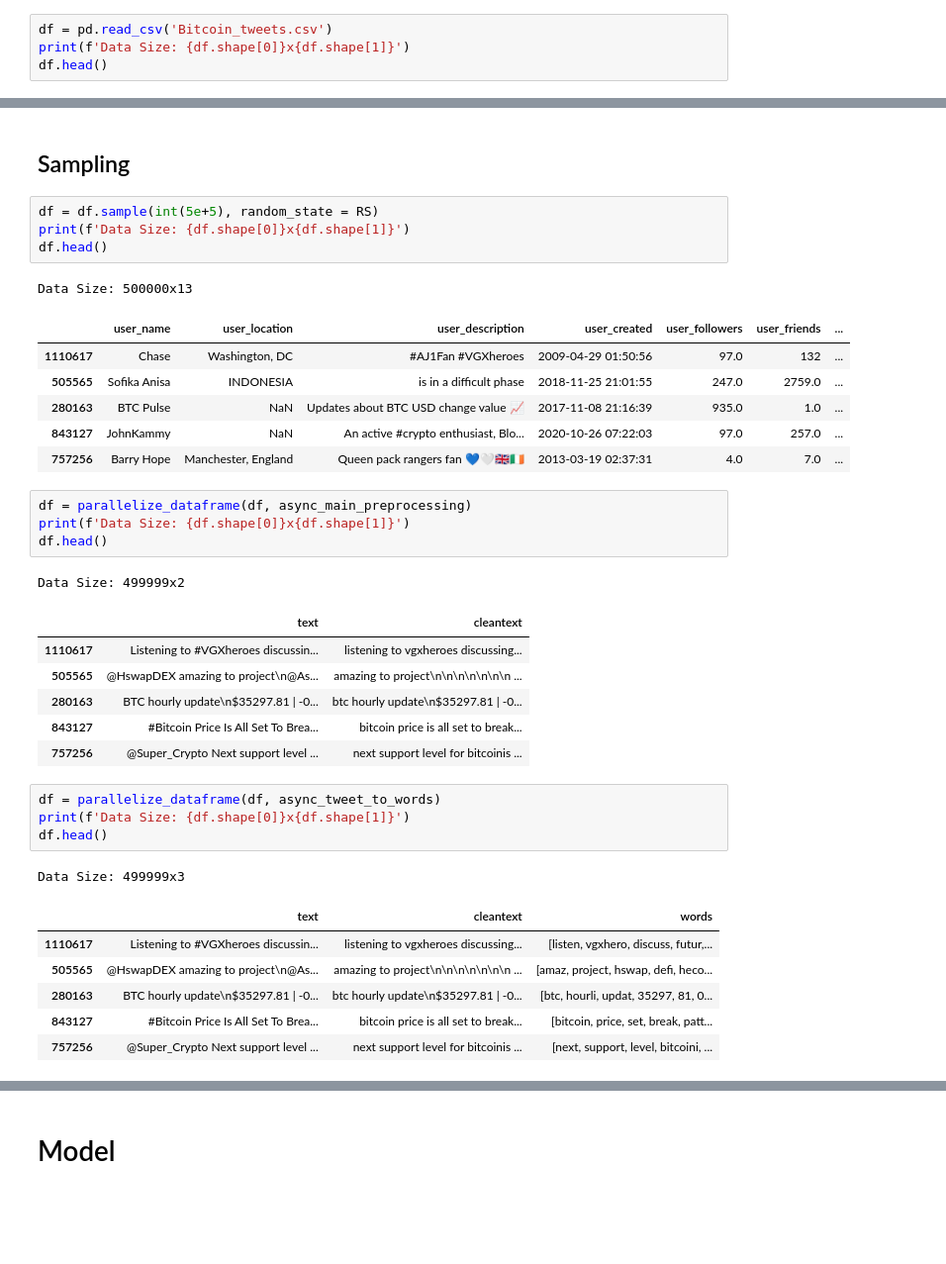
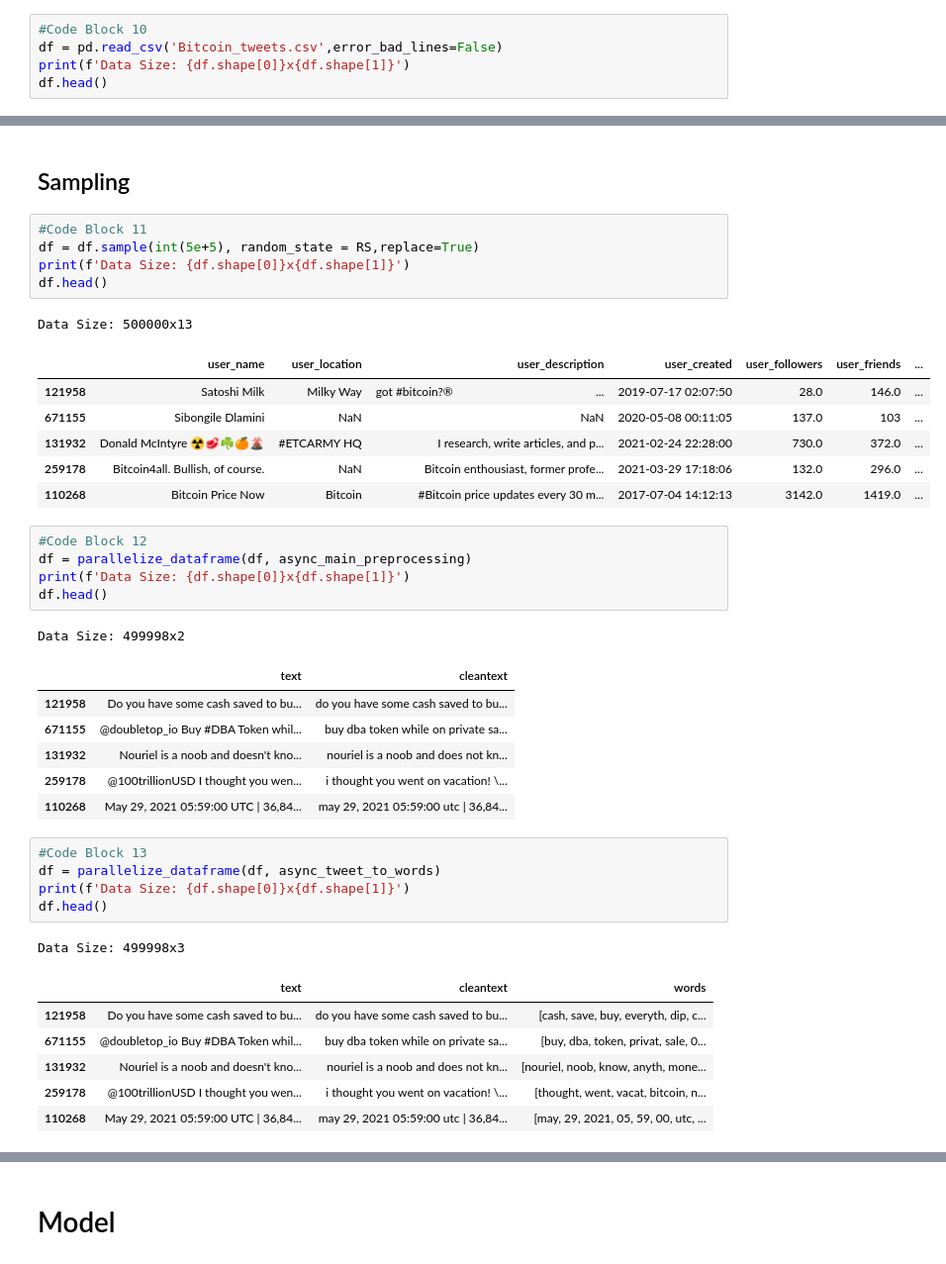
Before and after one commit to vinayjagannavar/crypto_sentiment_bert, a Jupyter notebook: 3_models.ipynb, the cells around one changed output, grey strips where cells are left out. Shown at 99% size. Saved outputs shown, nothing was run; the diff lists cells and outputs as text; blank space fills up the shorter version.

```diff
--- a/3_models.ipynb
+++ b/3_models.ipynb
@@ -174,5 +182,6 @@ def async_tweet_to_words(data):
 # %%
-df = pd.read_csv('Bitcoin_tweets.csv')
+#Code Block 10
+df = pd.read_csv('Bitcoin_tweets.csv',error_bad_lines=False)
 print(f'Data Size: {df.shape[0]}x{df.shape[1]}')
 df.head()
 # %% [output]
@@ -186,39 +195,42 @@ Data Size: 1232809x13
 # %% [markdown]
 ## Sampling
 # %%
-df = df.sample(int(5e+5), random_state = RS)
+#Code Block 11
+df = df.sample(int(5e+5), random_state = RS,replace=True)
 print(f'Data Size: {df.shape[0]}x{df.shape[1]}')
 df.head()
 # %% [output]
 Data Size: 500000x13
 |  | user_name | user_location | user_description | user_created | user_followers | user_friends | ... |
-| 1110617 | Chase | Washington, DC | #AJ1Fan #VGXheroes | 2009-04-29 01:50:56 | 97.0 | 132 | ... |
-| 505565 | Sofika Anisa | INDONESIA | is in a difficult phase | 2018-11-25 21:01:55 | 247.0 | 2759.0 | ... |
-| 280163 | BTC Pulse | NaN | Updates about BTC USD change value 📈 | 2017-11-08 21:16:39 | 935.0 | 1.0 | ... |
-| 843127 | JohnKammy | NaN | An active #crypto enthusiast, Blo... | 2020-10-26 07:22:03 | 97.0 | 257.0 | ... |
-| 757256 | Barry Hope | Manchester, England | Queen pack rangers fan 💙🤍🇬🇧🇮🇪 | 2013-03-19 02:37:31 | 4.0 | 7.0 | ... |
+| 121958 | Satoshi Milk | Milky Way | got #bitcoin?® ⠀⠀⠀⠀⠀⠀⠀⠀⠀⠀⠀⠀ ⠀ ⠀ ⠀... | 2019-07-17 02:07:50 | 28.0 | 146.0 | ... |
+| 671155 | Sibongile Dlamini | NaN | NaN | 2020-05-08 00:11:05 | 137.0 | 103 | ... |
+| 131932 | Donald McIntyre ☢️🥩☘️🍊🌋 | #ETCARMY HQ | I research, write articles, and p... | 2021-02-24 22:28:00 | 730.0 | 372.0 | ... |
+| 259178 | Bitcoin4all. Bullish, of course. | NaN | Bitcoin enthousiast, former profe... | 2021-03-29 17:18:06 | 132.0 | 296.0 | ... |
+| 110268 | Bitcoin Price Now | Bitcoin | #Bitcoin price updates every 30 m... | 2017-07-04 14:12:13 | 3142.0 | 1419.0 | ... |
 # %%
+#Code Block 12
 df = parallelize_dataframe(df, async_main_preprocessing)
 print(f'Data Size: {df.shape[0]}x{df.shape[1]}')
 df.head()
 # %% [output]
-Data Size: 499999x2
+Data Size: 499998x2
 |  | text | cleantext |
-| 1110617 | Listening to #VGXheroes discussin... | listening to vgxheroes discussing... |
-| 505565 | @HswapDEX amazing to project\n@As... | amazing to project\n\n\n\n\n\n\n ... |
-| 280163 | BTC hourly update\n$35297.81 | -0... | btc hourly update\n$35297.81 | -0... |
-| 843127 | #Bitcoin Price Is All Set To Brea... | bitcoin price is all set to break... |
-| 757256 | @Super_Crypto Next support level ... | next support level for bitcoinis ... |
+| 121958 | Do you have some cash saved to bu... | do you have some cash saved to bu... |
+| 671155 | @doubletop_io Buy #DBA Token whil... | buy dba token while on private sa... |
+| 131932 | Nouriel is a noob and doesn't kno... | nouriel is a noob and does not kn... |
+| 259178 | @100trillionUSD I thought you wen... | i thought you went on vacation! \... |
+| 110268 | May 29, 2021 05:59:00 UTC | 36,84... | may 29, 2021 05:59:00 utc | 36,84... |
 # %%
+#Code Block 13
 df = parallelize_dataframe(df, async_tweet_to_words)
 print(f'Data Size: {df.shape[0]}x{df.shape[1]}')
 df.head()
 # %% [output]
-Data Size: 499999x3
+Data Size: 499998x3
 |  | text | cleantext | words |
-| 1110617 | Listening to #VGXheroes discussin... | listening to vgxheroes discussing... | [listen, vgxhero, discuss, futur,... |
-| 505565 | @HswapDEX amazing to project\n@As... | amazing to project\n\n\n\n\n\n\n ... | [amaz, project, hswap, defi, heco... |
-| 280163 | BTC hourly update\n$35297.81 | -0... | btc hourly update\n$35297.81 | -0... | [btc, hourli, updat, 35297, 81, 0... |
-| 843127 | #Bitcoin Price Is All Set To Brea... | bitcoin price is all set to break... | [bitcoin, price, set, break, patt... |
-| 757256 | @Super_Crypto Next support level ... | next support level for bitcoinis ... | [next, support, level, bitcoini, ... |
+| 121958 | Do you have some cash saved to bu... | do you have some cash saved to bu... | [cash, save, buy, everyth, dip, c... |
+| 671155 | @doubletop_io Buy #DBA Token whil... | buy dba token while on private sa... | [buy, dba, token, privat, sale, 0... |
+| 131932 | Nouriel is a noob and doesn't kno... | nouriel is a noob and does not kn... | [nouriel, noob, know, anyth, mone... |
+| 259178 | @100trillionUSD I thought you wen... | i thought you went on vacation! \... | [thought, went, vacat, bitcoin, n... |
+| 110268 | May 29, 2021 05:59:00 UTC | 36,84... | may 29, 2021 05:59:00 utc | 36,84... | [may, 29, 2021, 05, 59, 00, utc, ... |
 # %%
```
Also changed, not shown: parts of 41 cells of this notebook.
